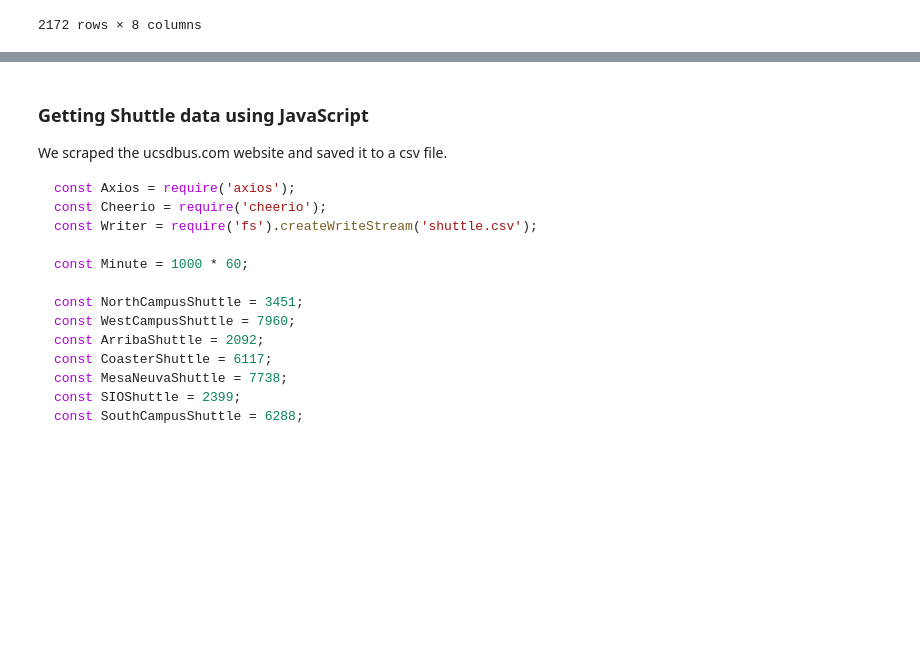
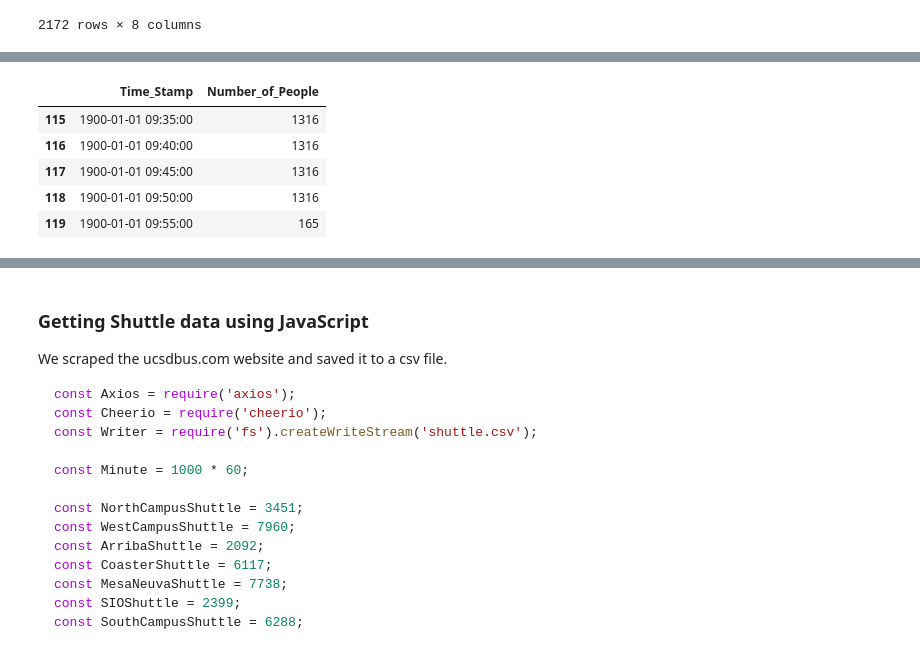
Before and after one commit to kelvinluime/Pr_059, a Jupyter notebook: FinalProject.ipynb, the cells around one changed output, grey strips where cells are left out. Cells and saved outputs as stored; diff of their text form; code cells hidden in the pictures; blank space fills up the shorter version.

```diff
--- a/FinalProject.ipynb
+++ b/FinalProject.ipynb
@@ -568,0 +743,42 @@ KeyError: 'time'
+# %%
+# This cell is responsible for creating the new dataframes from processed data, and
+# we export them in to csv files.
+time_interval = pd.date_range("1900-01-01 00:00:00", "1900-01-01 23:55:00", freq="5min")
+new_df_m = pd.DataFrame()
+new_df_m['Time_Stamp'] = time_interval
+new_df_m['Number_of_People'] = sum_m
+
+new_df_t = pd.DataFrame()
+new_df_t['Time_Stamp'] = time_interval
+new_df_t['Number_of_People'] = sum_t
+
+new_df_w = pd.DataFrame()
+new_df_w['Time_Stamp'] = time_interval
+new_df_w['Number_of_People'] = sum_w
+
+new_df_r = pd.DataFrame()
+new_df_r['Time_Stamp'] = time_interval
+new_df_r['Number_of_People'] = sum_r
+
+new_df_f = pd.DataFrame()
+new_df_f['Time_Stamp'] = time_interval
+new_df_f['Number_of_People'] = sum_f
+
+new_df_m.to_csv('data/monday_class_schedule.csv')
+new_df_t.to_csv('data/tuesday_class_schedule.csv')
+new_df_w.to_csv('data/wednesday_class_schedule.csv')
+new_df_r.to_csv('data/thursday_class_schedule.csv')
+new_df_f.to_csv('data/friday_class_schedule.csv')
+
+# And here we show a sample of our newly formatted dataframe to
+# give a sense of how it looks like. Notice that the date 1900-01-01
+# is a dummy date that Python generates automatically, so it does not have
+# any meaning.
+new_df_m[115:120]
+# %% [output]
+|  | Time_Stamp | Number_of_People |
+| 115 | 1900-01-01 09:35:00 | 1316 |
+| 116 | 1900-01-01 09:40:00 | 1316 |
+| 117 | 1900-01-01 09:45:00 | 1316 |
+| 118 | 1900-01-01 09:50:00 | 1316 |
+| 119 | 1900-01-01 09:55:00 | 165 |
```
Also changed, not shown: parts of 34 cells of this notebook, 10 other files.
